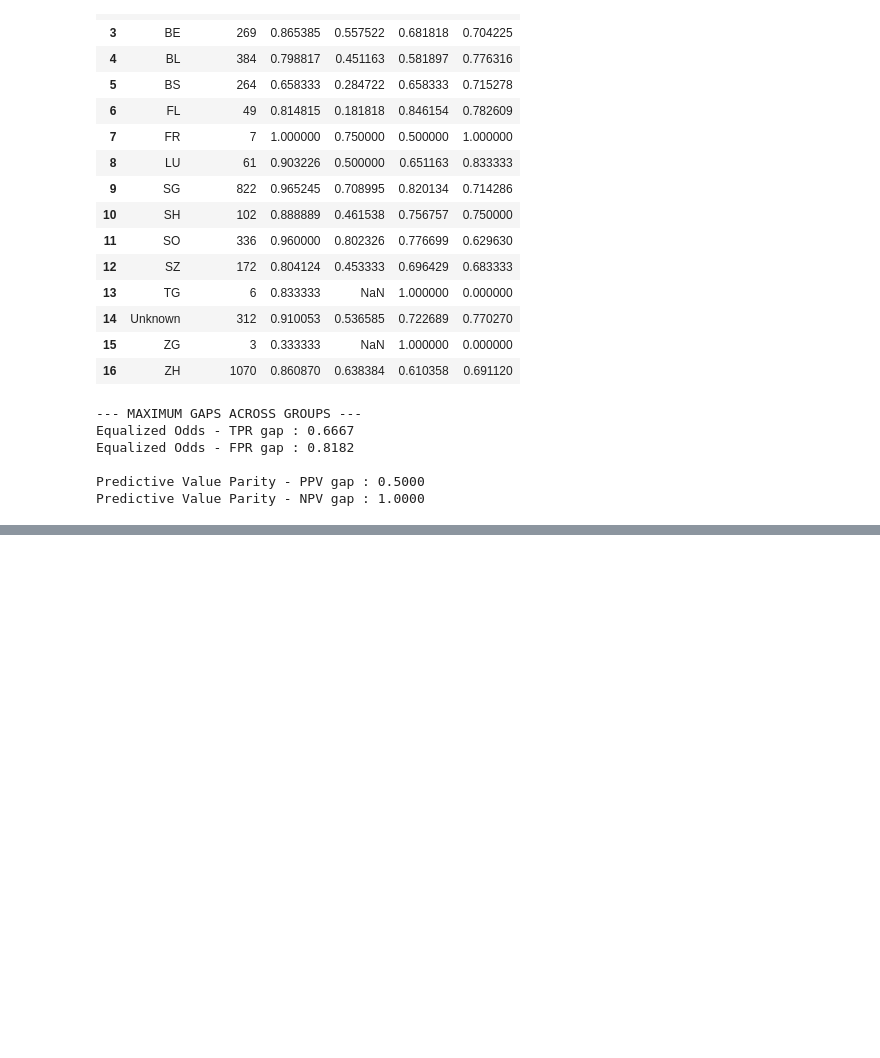
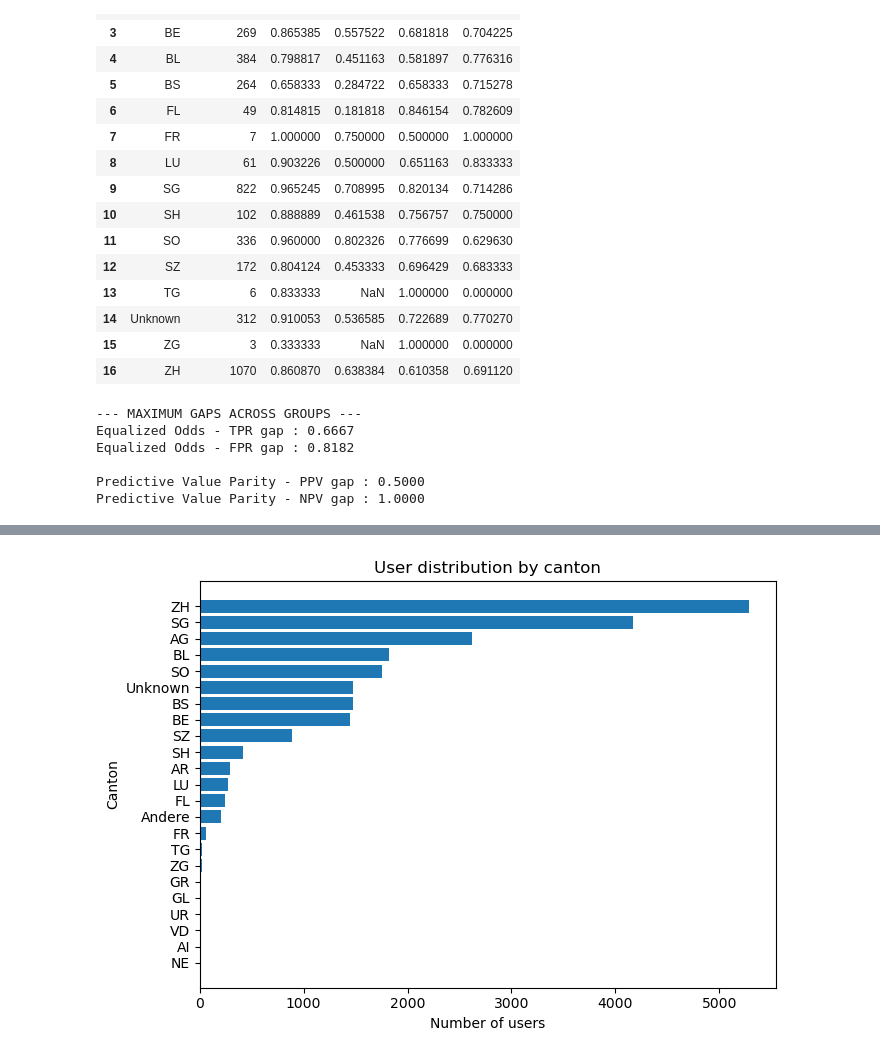
Before and after one commit to loicmisenta/CS-421-Project-learnavi, a Jupyter notebook: stage_1_fairness.ipynb, the cells around one changed output, grey strips where cells are left out. Cells and saved outputs as stored; diff of their text form; code cells hidden in the pictures; blank space fills up the shorter version.

Commit message:
add distrib plot

```diff
--- a/stage_1_fairness.ipynb
+++ b/stage_1_fairness.ipynb
@@ -282,3 +282,21 @@ Equalized Odds - FPR gap : 0.8182
 
 Predictive Value Parity - PPV gap : 0.5000
 Predictive Value Parity - NPV gap : 1.0000
+# %%
+canton_cols = [c for c in df.columns if c.startswith("canton_")]
+
+df_plot = df.copy()
+df_plot["canton"] = (
+    df_plot[canton_cols]
+    .idxmax(axis=1)
+    .str.replace("canton_", "", regex=False)
+)
+
+canton_counts = (
+    df_plot["canton"]
+    .value_counts()
+    .reset_index()
+)
+
+canton_counts.columns = ["canton", "n_users"]
+canton_counts
@@ -284,0 +321,15 @@ Predictive Value Parity - NPV gap : 1.0000
+# %%
+import matplotlib.pyplot as plt
+
+canton_counts_sorted = canton_counts.sort_values("n_users", ascending=True)
+
+plt.figure(figsize=(7, 5))
+plt.barh(canton_counts_sorted["canton"], canton_counts_sorted["n_users"])
+plt.xlabel("Number of users")
+plt.ylabel("Canton")
+plt.title("User distribution by canton")
+plt.tight_layout()
+plt.savefig("src/canton_distribution.png", dpi=300, bbox_inches="tight")
+plt.show()
+# %% [output]
+[figure, added]
```
Also changed, not shown: parts of 2 cells of this notebook.
